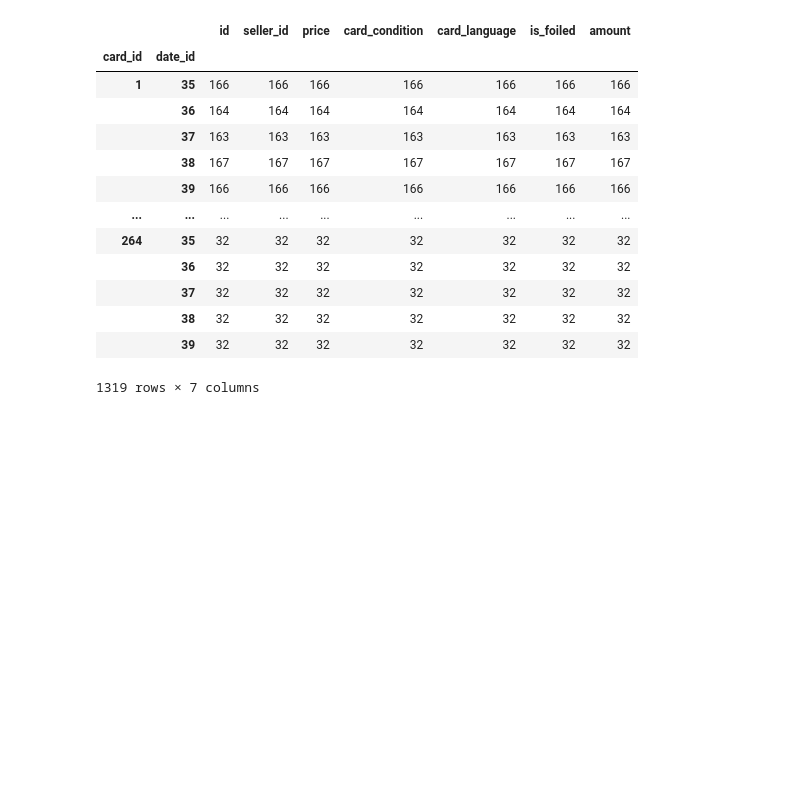
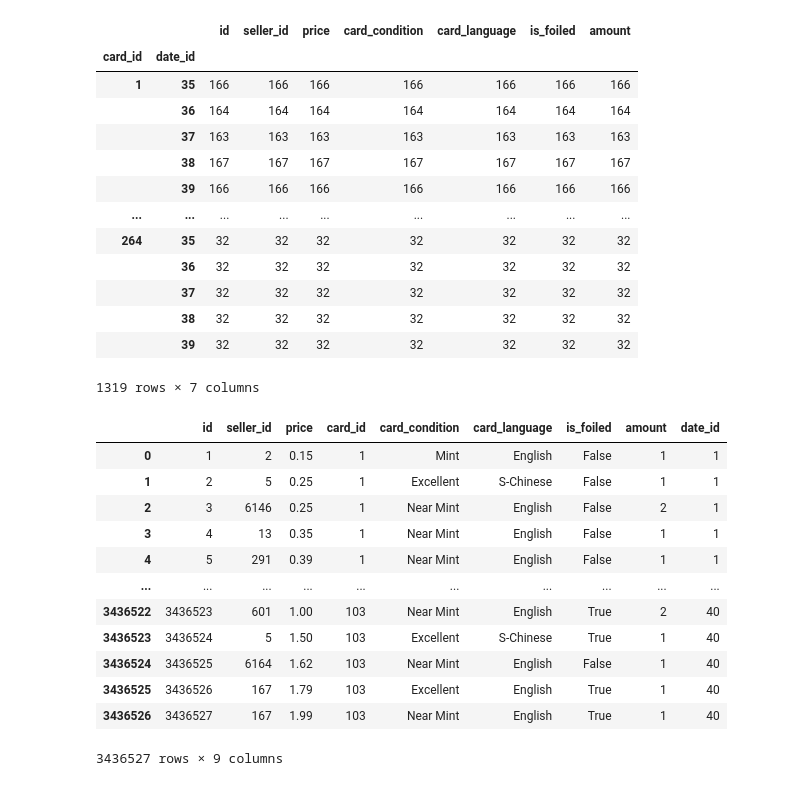
Before and after one commit to rol-x/warehousing, a Jupyter notebook: data_peek.ipynb, the cells around one changed output. Saved outputs shown, nothing was run; the diff lists cells and outputs as text; code cells hidden in the pictures; blank space fills up the shorter version.

```diff
--- a/data_peek.ipynb
+++ b/data_peek.ipynb
@@ -185,3 +194,19 @@ offers.groupby(['card_id', 'date_id']).count()
 |  | 38 | 32 | 32 | 32 | 32 | 32 | 32 | 32 |
 |  | 39 | 32 | 32 | 32 | 32 | 32 | 32 | 32 |
 1319 rows × 7 columns
+# %%
+sale_offer
+# %% [output]
+|  | id | seller_id | price | card_id | card_condition | card_language | is_foiled | amount | date_id |
+| 0 | 1 | 2 | 0.15 | 1 | Mint | English | False | 1 | 1 |
+| 1 | 2 | 5 | 0.25 | 1 | Excellent | S-Chinese | False | 1 | 1 |
+| 2 | 3 | 6146 | 0.25 | 1 | Near Mint | English | False | 2 | 1 |
+| 3 | 4 | 13 | 0.35 | 1 | Near Mint | English | False | 1 | 1 |
+| 4 | 5 | 291 | 0.39 | 1 | Near Mint | English | False | 1 | 1 |
+| ... | ... | ... | ... | ... | ... | ... | ... | ... | ... |
+| 3436522 | 3436523 | 601 | 1.00 | 103 | Near Mint | English | True | 2 | 40 |
+| 3436523 | 3436524 | 5 | 1.50 | 103 | Excellent | S-Chinese | True | 1 | 40 |
+| 3436524 | 3436525 | 6164 | 1.62 | 103 | Near Mint | English | False | 1 | 40 |
+| 3436525 | 3436526 | 167 | 1.79 | 103 | Excellent | English | True | 1 | 40 |
+| 3436526 | 3436527 | 167 | 1.99 | 103 | Near Mint | English | True | 1 | 40 |
+3436527 rows × 9 columns
```
Also changed, not shown: parts of 4 cells of this notebook.
